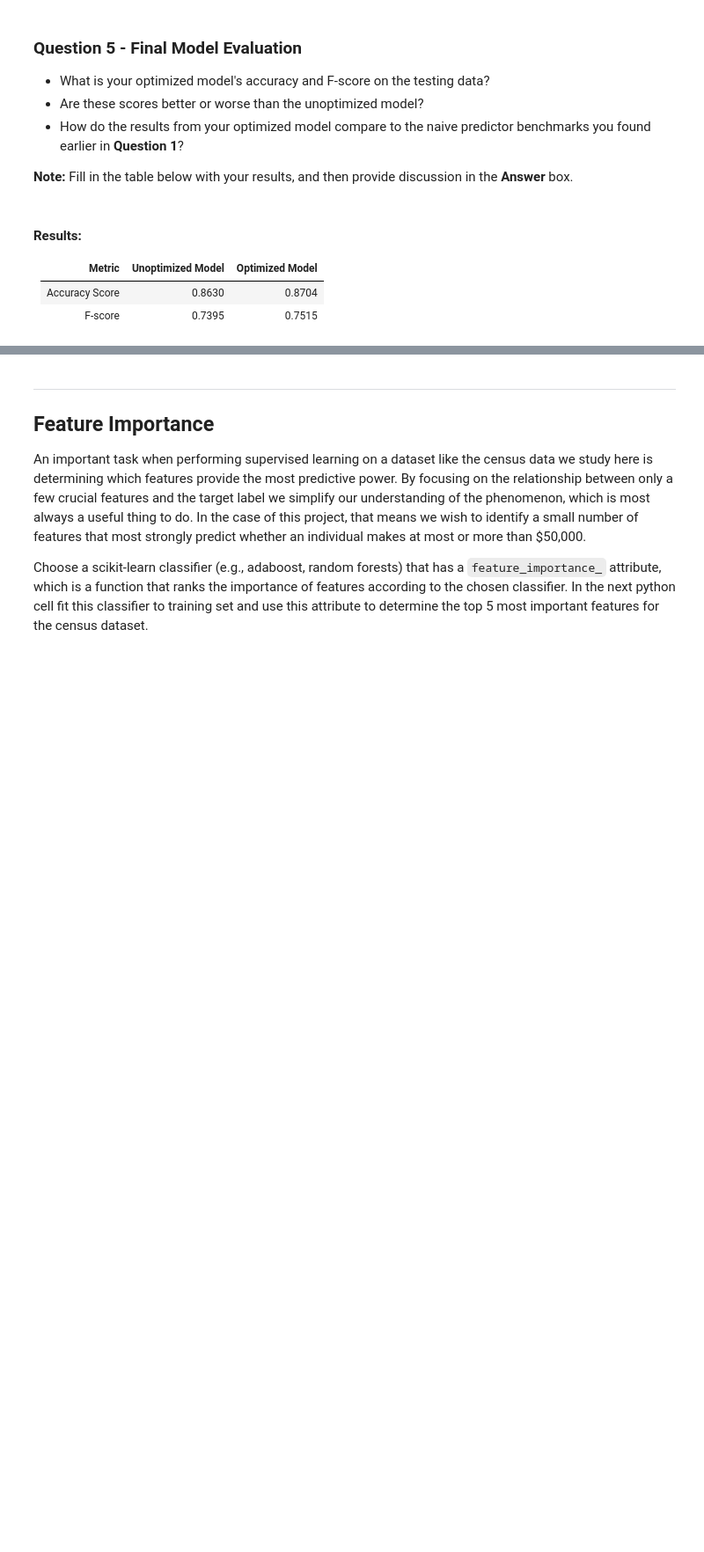
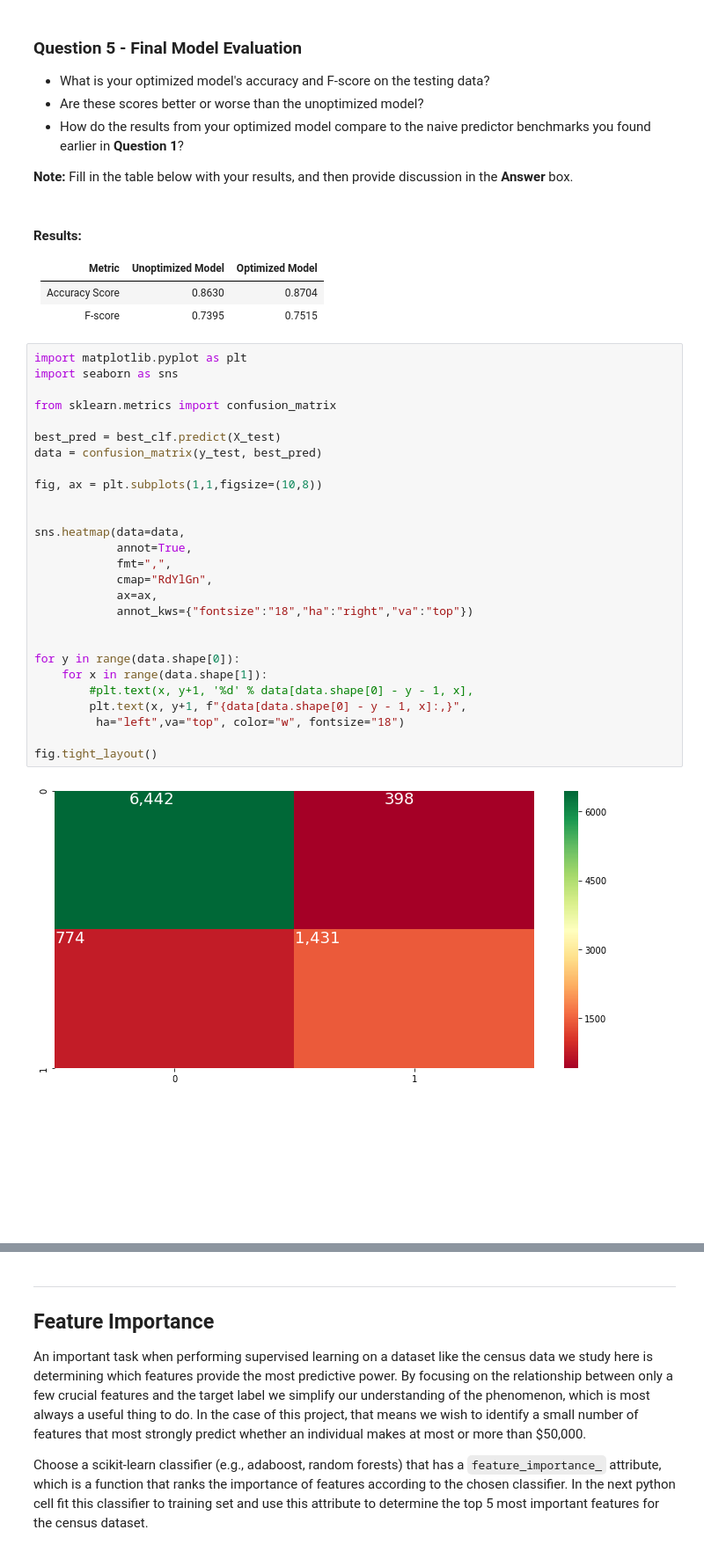
Before and after one commit to cnlee1702/Machine-Learning---Introduction, a Jupyter notebook: finding_donors/finding_donors.ipynb, the cells around one changed output, grey strips where cells are left out. Shown: that part at 88% size. Saved outputs shown, nothing was run; the diff lists cells and outputs as text; blank space fills up the shorter version.

```diff
--- a/finding_donors/finding_donors.ipynb
+++ b/finding_donors/finding_donors.ipynb
@@ -608,5 +611,34 @@ GradientBoostingClassifier(criterion='friedman_mse', init=None,
 | :------------: | :---------------: | :-------------: |
 | Accuracy Score |  0.8630           |  0.8704         |
 | F-score        |  0.7395           |  0.7515         |
+# %%
+import matplotlib.pyplot as plt
+import seaborn as sns
+
+from sklearn.metrics import confusion_matrix
+
+best_pred = best_clf.predict(X_test)
+data = confusion_matrix(y_test, best_pred)
+
+fig, ax = plt.subplots(1,1,figsize=(10,8))
+
+
+sns.heatmap(data=data,
+            annot=True,
+            fmt=",",
+            cmap="RdYlGn",
+            ax=ax,
+            annot_kws={"fontsize":"18","ha":"right","va":"top"})
+
+
+for y in range(data.shape[0]):
+    for x in range(data.shape[1]):
+        #plt.text(x, y+1, '%d' % data[data.shape[0] - y - 1, x],
+        plt.text(x, y+1, f"{data[data.shape[0] - y - 1, x]:,}",
+         ha="left",va="top", color="w", fontsize="18")
+
+fig.tight_layout()
+# %% [output]
+[figure, added]
 # %% [markdown]
 ### Answer:
```
Also changed, not shown: parts of 6 cells of this notebook, 1 other file.
